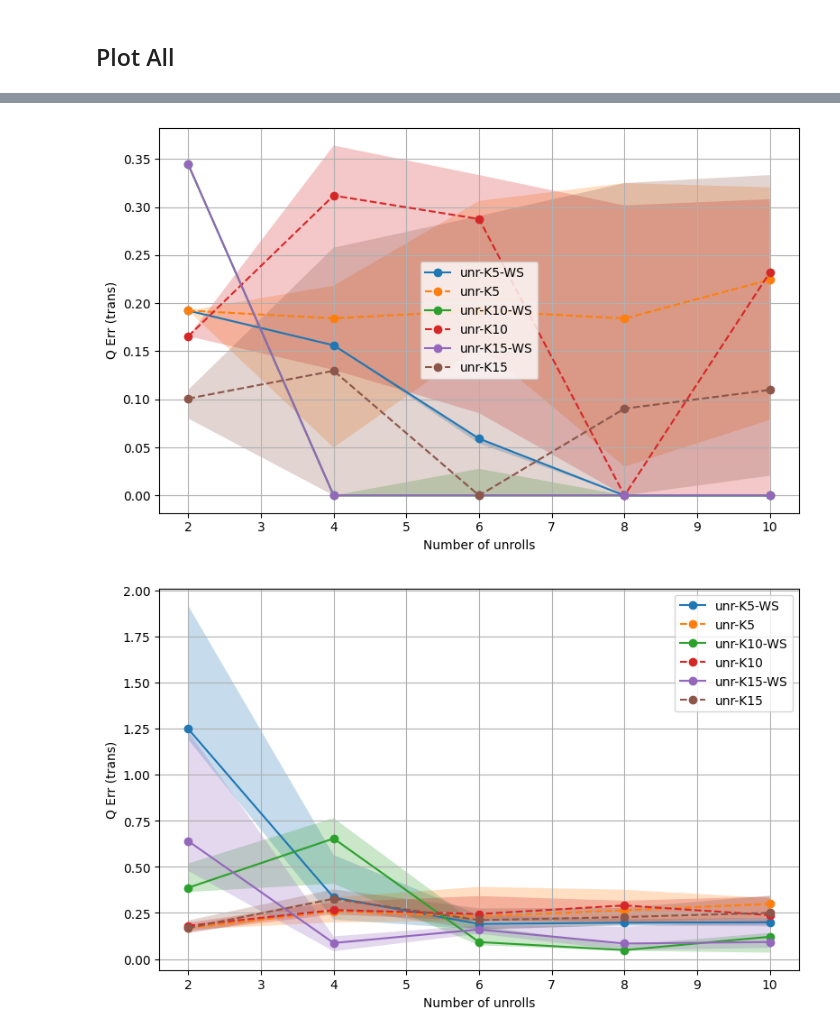
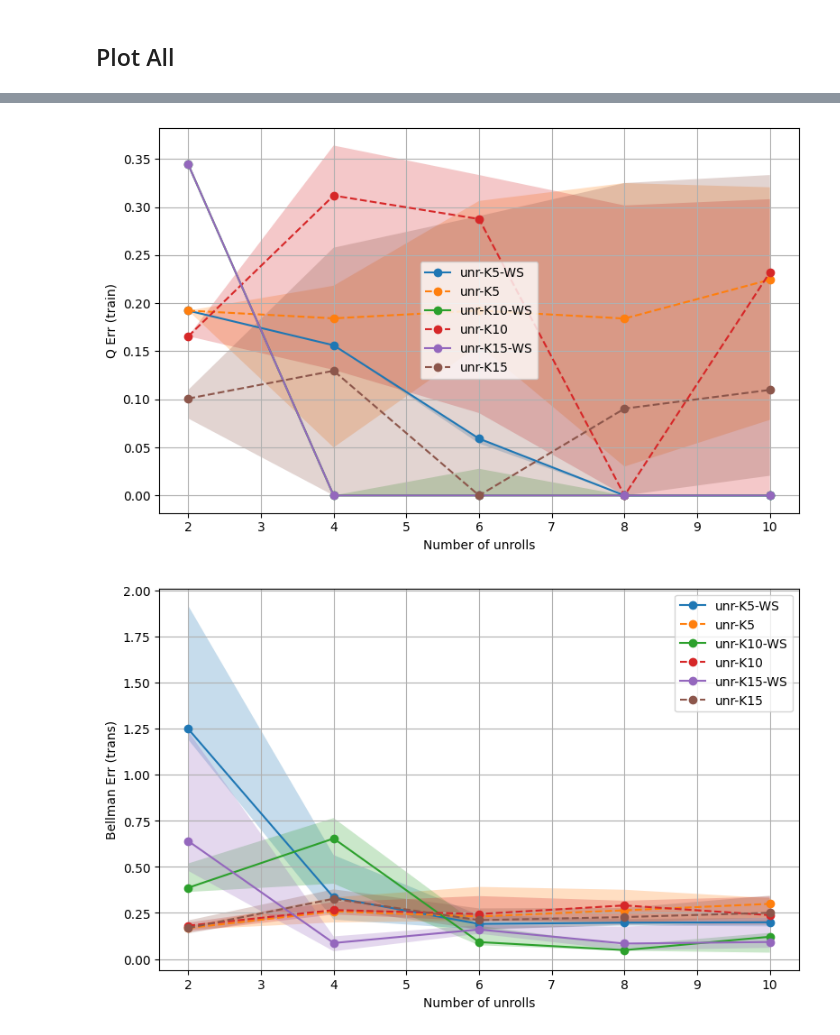
Before and after one commit to sergiorozada12/rl-unrolling, a Jupyter notebook: influence_transferability.ipynb, the cells around one changed output, grey strips where cells are left out. Cells and saved outputs as stored; diff of their text form; code cells hidden in the pictures.

```diff
--- a/influence_transferability.ipynb
+++ b/influence_transferability.ipynb
@@ -196,7 +308,7 @@ plot_errors(bell_errs, N_unrolls, Exps, xlabel, "Bellman err", skip_idx=skip_idx
 ## K=10
 # %%
 verbose = True
-use_logger = True
+use_logger = False
 log_every_n_steps = 1
 K = 10
 group_name = f"transfer-K{K}"
@@ -207,7 +319,7 @@ Exps = [
     # {"model": "pol-it", "args": {"max_eval_iters": 20}, "name": "pol-it-20eval"},
 
     {"model": "unroll", "args": {"K": K, "tau": 5, "lr": 5e-3, "weight_sharing": True}, "fmt": "o-", "name": f"unr-K{K}-WS"},
-    {"model": "unroll", "args": {"K": K, "tau": 5, "lr": 5e-3, "weight_sharing": False}, "fmt": "o--", "name": f"unr-K{K}"},
+    # {"model": "unroll", "args": {"K": K, "tau": 5, "lr": 5e-3, "weight_sharing": False}, "fmt": "o--", "name": f"unr-K{K}"},
 ]
 
 q_opt = get_optimal_q(mirror_env=False, use_logger=use_logger, log_every_n_steps=log_every_n_steps, group_name=group_name)
@@ -234,7 +346,7 @@ HPU available: False, using: 0 HPUs
 /home/srey/Investigacion/rl-unrolling/.venv/lib/python3.12/site-packages/pytorch_lightning/loops/optimization/automatic.py:134: `training_step` returned `None`. If this was on purpose, ignore this war ...
 `Trainer.fit` stopped: `max_epochs=50` reached.
 # %%
-n_runs = 15
+n_runs = 5
 
 errs = np.zeros((n_runs, len(Exps), N_unrolls.size))
 errs_trans = np.zeros((n_runs, len(Exps), N_unrolls.size))
@@ -284,7 +396,7 @@ Exps = [
     # {"model": "pol-it", "args": {"max_eval_iters": 20}, "name": "pol-it-20eval"},
 
     {"model": "unroll", "args": {"K": K, "tau": 5, "lr": 5e-3, "weight_sharing": True}, "fmt": "o-", "name": f"unr-K{K}-WS"},
-    {"model": "unroll", "args": {"K": K, "tau": 5, "lr": 5e-3, "weight_sharing": False}, "fmt": "o--", "name": f"unr-K{K}"},
+    # {"model": "unroll", "args": {"K": K, "tau": 5, "lr": 5e-3, "weight_sharing": False}, "fmt": "o--", "name": f"unr-K{K}"},
 ]
 
 q_opt = get_optimal_q(mirror_env=False, use_logger=use_logger, log_every_n_steps=log_every_n_steps, group_name=group_name)
@@ -311,7 +423,7 @@ HPU available: False, using: 0 HPUs
 /home/srey/Investigacion/rl-unrolling/.venv/lib/python3.12/site-packages/pytorch_lightning/loops/optimization/automatic.py:134: `training_step` returned `None`. If this was on purpose, ignore this war ...
 `Trainer.fit` stopped: `max_epochs=50` reached.
 # %%
-n_runs = 15
+n_runs = 5
 
 errs = np.zeros((n_runs, len(Exps), N_unrolls.size))
 errs_trans = np.zeros((n_runs, len(Exps), N_unrolls.size))
@@ -444,19 +556,19 @@ bell_errs = np.concatenate(bell_errs_list, axis=1)
 # %%
 # Indexes 0, 4 and 8 are all policy evaluation
 skip_idx = [0, 1, 4, 5, 8, 9]
 xlabel = "Number of unrolls"
 plot_errors(errs_trans, N_unrolls, Exps, xlabel, "Q Err (trans)", skip_idx=skip_idx, agg="median", deviation='prctile')
-plot_errors(errs, N_unrolls, Exps, xlabel, "Q Err (trans)", skip_idx=skip_idx, agg="median", deviation='prctile')
-plot_errors(bell_errs, N_unrolls, Exps, xlabel, "Q Err (trans)", skip_idx=skip_idx, agg="median", deviation='prctile')
+plot_errors(errs, N_unrolls, Exps, xlabel, "Q Err (train)", skip_idx=skip_idx, agg="median", deviation='prctile')
+plot_errors(bell_errs, N_unrolls, Exps, xlabel, "Bellman Err (trans)", skip_idx=skip_idx, agg="median", deviation='prctile')
 
 if SAVE:
-    file_name = PATH + "n_unrolls_all_data_med_err.csv"
+    file_name = PATH + "transfer_all_data_med_err.csv"
     save_error_matrix_to_csv(np.median(errs_trans, axis=0), N_unrolls, Exps, file_name)
-    file_name = PATH + "n_unrolls_all_data_prctile25.csv"
+    file_name = PATH + "transfer_all_data_prctile25.csv"
     save_error_matrix_to_csv(np.percentile(errs_trans, 25, axis=0), N_unrolls, Exps, file_name)
-    file_name = PATH + "n_unrolls_all_data_prctile75.csv"
+    file_name = PATH + "transfer_all_data_prctile75.csv"
     save_error_matrix_to_csv(np.percentile(errs_trans, 75, axis=0), N_unrolls, Exps, file_name)
 # %% [output]
 [figure]
 [figure]
-[figure, old version]
+[figure, new version]
```
Also changed, not shown: parts of 10 cells of this notebook, 3 other files.
